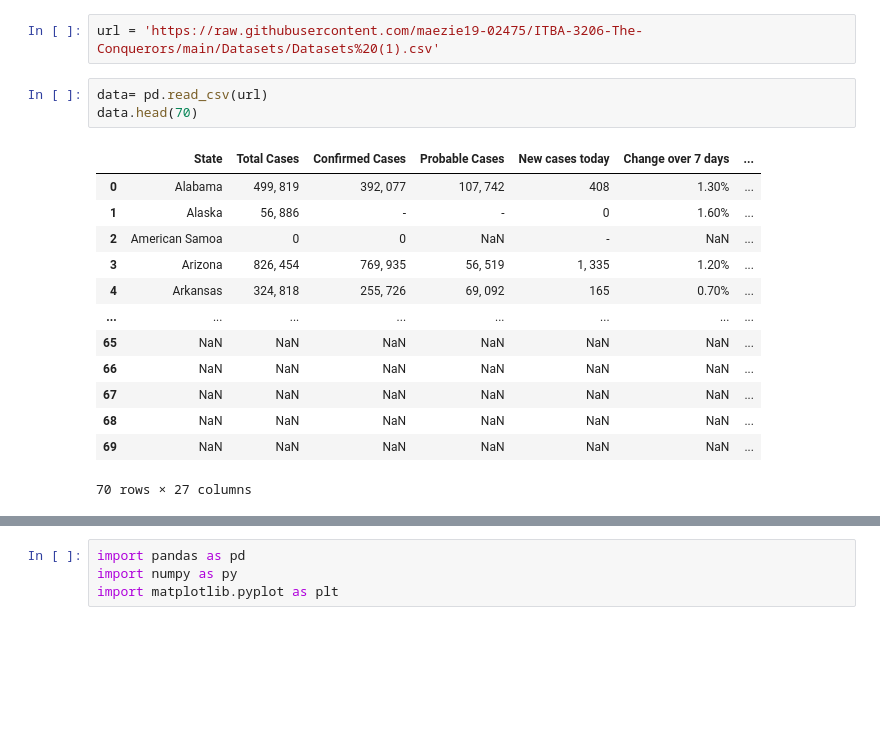
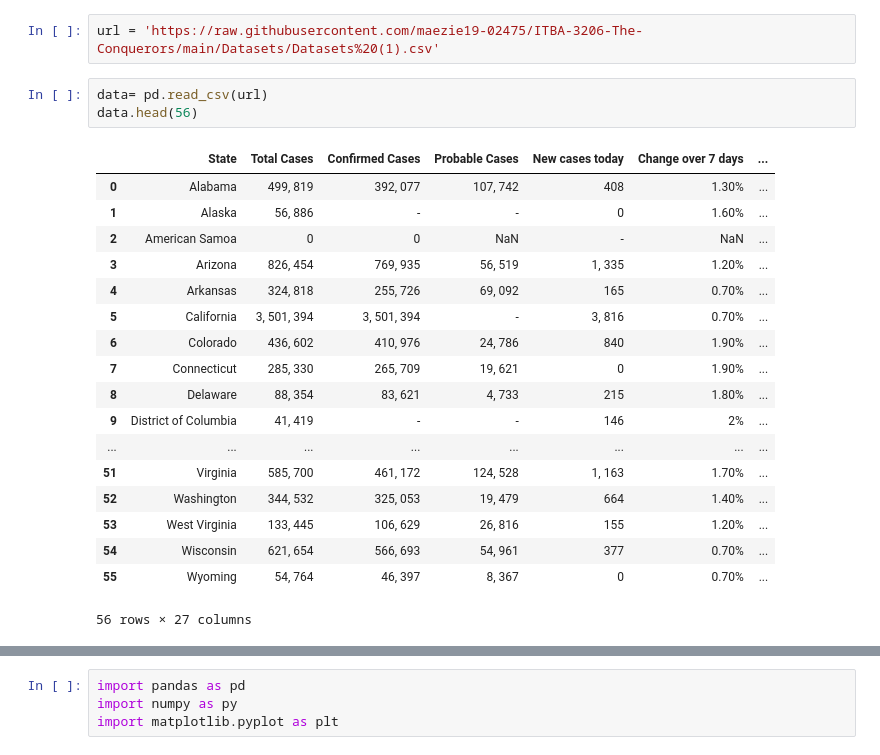
Before and after one commit to maezie19-02475/3206-The-Conquerors, a Jupyter notebook: COVID_19_DESCRIPTIVE_ANALYSIS_INFORMATION_AND_IMPACT_ON_EMPLOYMENT.ipynb, the cells around one changed output, grey strips where cells are left out. Saved outputs shown, nothing was run; the diff lists cells and outputs as text; blank space fills up the shorter version.

```diff
--- a/COVID_19_DESCRIPTIVE_ANALYSIS_INFORMATION_AND_IMPACT_ON_EMPLOYMENT.ipynb
+++ b/COVID_19_DESCRIPTIVE_ANALYSIS_INFORMATION_AND_IMPACT_ON_EMPLOYMENT.ipynb
@@ -10,21 +10,26 @@ import matplotlib.pyplot as plt
 url = 'https://raw.githubusercontent.com/maezie19-02475/ITBA-3206-The-Conquerors/main/Datasets/Datasets%20(1).csv'
 # %%
 data= pd.read_csv(url)
-data.head(70)
+data.head(56)
 # %% [output]
 |  | State | Total Cases | Confirmed Cases | Probable Cases | New cases today | Change over 7 days | ... |
 | 0 | Alabama | 499, 819 | 392, 077 | 107, 742 | 408 | 1.30% | ... |
 | 1 | Alaska | 56, 886 | - | - | 0 | 1.60% | ... |
 | 2 | American Samoa | 0 | 0 | NaN | - | NaN | ... |
 | 3 | Arizona | 826, 454 | 769, 935 | 56, 519 | 1, 335 | 1.20% | ... |
 | 4 | Arkansas | 324, 818 | 255, 726 | 69, 092 | 165 | 0.70% | ... |
+| 5 | California | 3, 501, 394 | 3, 501, 394 | - | 3, 816 | 0.70% | ... |
+| 6 | Colorado | 436, 602 | 410, 976 | 24, 786 | 840 | 1.90% | ... |
+| 7 | Connecticut | 285, 330 | 265, 709 | 19, 621 | 0 | 1.90% | ... |
+| 8 | Delaware | 88, 354 | 83, 621 | 4, 733 | 215 | 1.80% | ... |
+| 9 | District of Columbia | 41, 419 | - | - | 146 | 2% | ... |
 | ... | ... | ... | ... | ... | ... | ... | ... |
-| 65 | NaN | NaN | NaN | NaN | NaN | NaN | ... |
-| 66 | NaN | NaN | NaN | NaN | NaN | NaN | ... |
-| 67 | NaN | NaN | NaN | NaN | NaN | NaN | ... |
-| 68 | NaN | NaN | NaN | NaN | NaN | NaN | ... |
-| 69 | NaN | NaN | NaN | NaN | NaN | NaN | ... |
+| 51 | Virginia | 585, 700 | 461, 172 | 124, 528 | 1, 163 | 1.70% | ... |
+| 52 | Washington | 344, 532 | 325, 053 | 19, 479 | 664 | 1.40% | ... |
+| 53 | West Virginia | 133, 445 | 106, 629 | 26, 816 | 155 | 1.20% | ... |
+| 54 | Wisconsin | 621, 654 | 566, 693 | 54, 961 | 377 | 0.70% | ... |
+| 55 | Wyoming | 54, 764 | 46, 397 | 8, 367 | 0 | 0.70% | ... |
-70 rows × 27 columns
+56 rows × 27 columns
 # %%
 data= pd.DataFrame(data)
 data.drop(['Probable Cases', 'Total tests (test encounters)',
```
Also changed, not shown: parts of 1 cell of this notebook.
